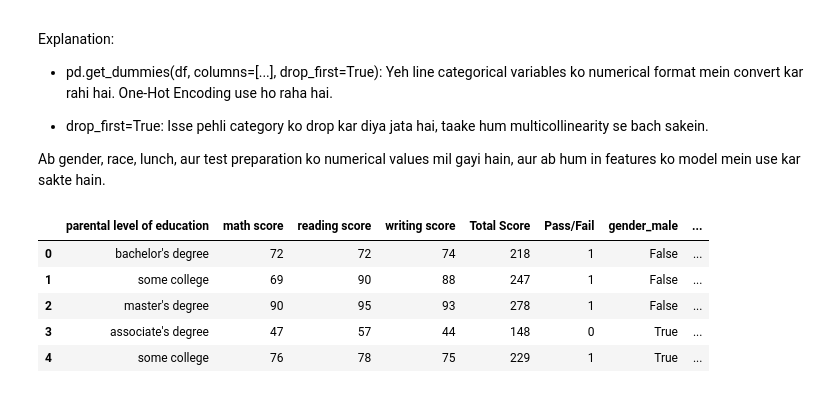
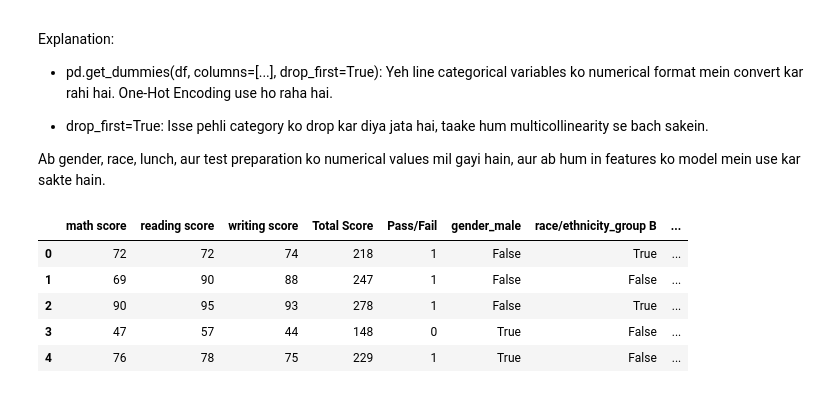
Before and after one commit to fahadsiddiqui337/ML-and-AI-Engineer-Material, a Jupyter notebook: Code Notes/Supervised learning/02.SL_Basic Project_Logistic Regression/Project.ipynb, the cells around one changed output. Cells and saved outputs as stored; diff of their text form; code cells hidden in the pictures.

```diff
--- a/Code Notes/Supervised learning/02.SL_Basic Project_Logistic Regression/Project.ipynb
+++ b/Code Notes/Supervised learning/02.SL_Basic Project_Logistic Regression/Project.ipynb
@@ -87,14 +87,23 @@ Explanation:
 Ab gender, race, lunch, aur test preparation ko numerical values mil gayi hain, aur ab hum in features ko model mein use kar sakte hain.
 # %%
 # Categorical columns ko numerical format mein convert kar rahe hain
-df = pd.get_dummies(df, columns=['gender', 'race/ethnicity', 'lunch', 'test preparation course'], drop_first=True)
-
+df = pd.get_dummies(
+df,
+columns=[
+'gender',
+'race/ethnicity',
+'parental level of education',
+'lunch',
+'test preparation course'
+],
+drop_first=True
+)
 # Encoded data ka preview dekhte hain
 df.head()
 # %% [output]
-|  | parental level of education | math score | reading score | writing score | Total Score | Pass/Fail | gender_male | ... |
-| 0 | bachelor's degree | 72 | 72 | 74 | 218 | 1 | False | ... |
-| 1 | some college | 69 | 90 | 88 | 247 | 1 | False | ... |
-| 2 | master's degree | 90 | 95 | 93 | 278 | 1 | False | ... |
-| 3 | associate's degree | 47 | 57 | 44 | 148 | 0 | True | ... |
-| 4 | some college | 76 | 78 | 75 | 229 | 1 | True | ... |
+|  | math score | reading score | writing score | Total Score | Pass/Fail | gender_male | race/ethnicity_group B | ... |
+| 0 | 72 | 72 | 74 | 218 | 1 | False | True | ... |
+| 1 | 69 | 90 | 88 | 247 | 1 | False | False | ... |
+| 2 | 90 | 95 | 93 | 278 | 1 | False | True | ... |
+| 3 | 47 | 57 | 44 | 148 | 0 | True | False | ... |
+| 4 | 76 | 78 | 75 | 229 | 1 | True | False | ... |
```
Also changed, not shown: parts of 10 cells of this notebook.
